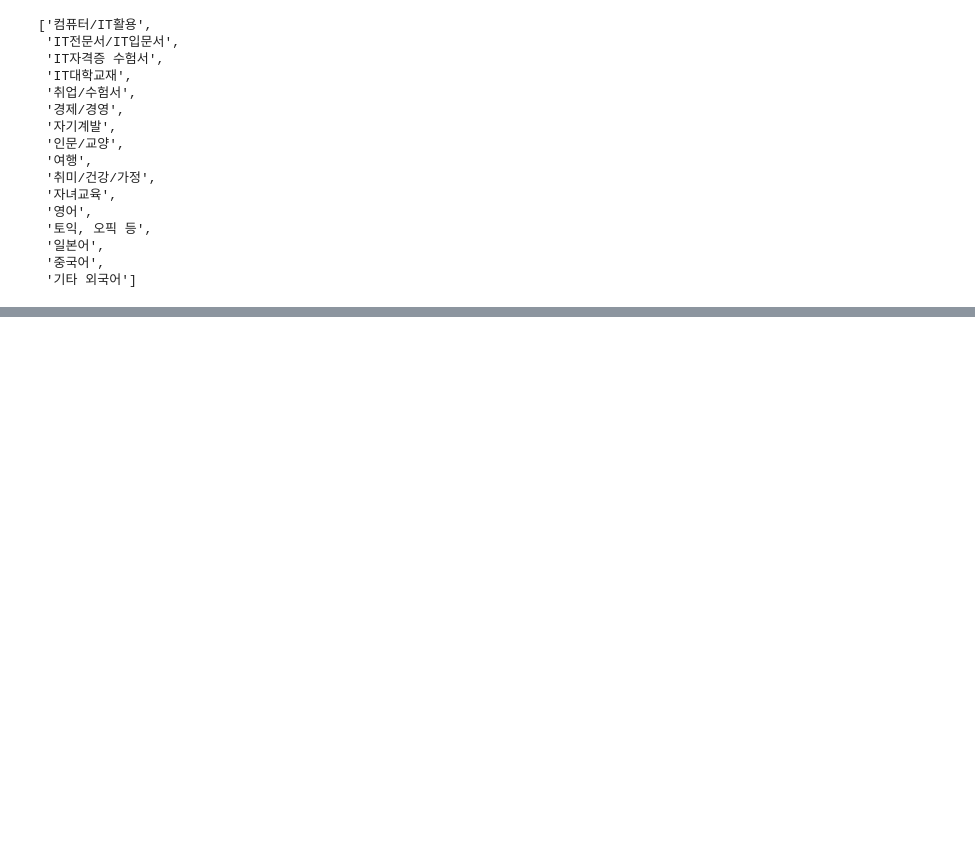
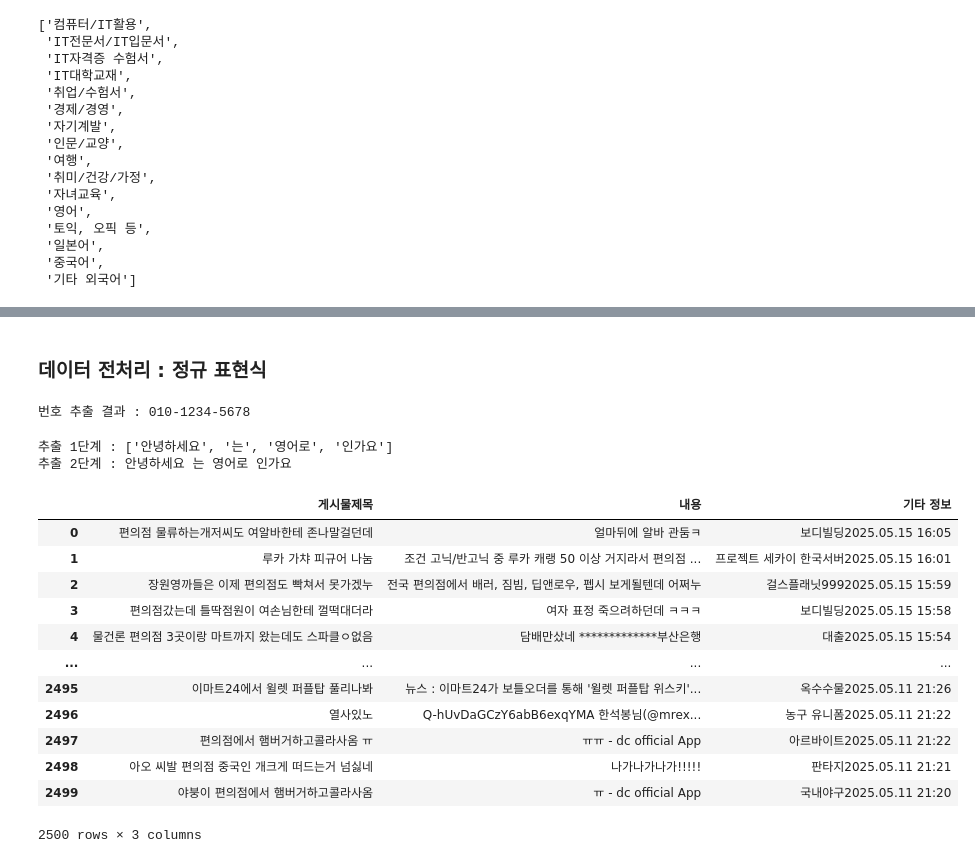
Before and after one commit to semin-pk/DataAnalysisPython, a Jupyter notebook: 2장/chapter02.ipynb, the cells around one changed output, grey strips where cells are left out. Cells and saved outputs as stored; diff of their text form; code cells hidden in the pictures; blank space fills up the shorter version.

```diff
--- a/2장/chapter02.ipynb
+++ b/2장/chapter02.ipynb
@@ -89,0 +196,20 @@ fin_category
+# %%
+def find_content(soup):
+    """게시판 본문과 게시판 및 작성일을 수집한다"""
+    content_soup = soup.select('p.link_dsc_txt')
+    contents = [content.text for content in content_soup]
+
+    contents_text = []
+    etc = []
+    for idx, content in enumerate(contents):
+        if idx % 2 == 0:
+            contents_text.append(content)
+
+        else:
+            etc.append(content)
+
+    return contents_text, etc
+
+contents_text, etc = find_content(soup)
+print(contents_text[-2:])
+print(etc[-2:])
@@ -89,0 +219,18 @@ fin_category
+# %%
+titles = []
+contents = []
+etcs = []
+
+for i in range(1, 101):
+    print("100 페이지 중 현재 {} 페이지".format(i))
+    response = requests.get(url.format(i))
+    html = response.text
+    soup = BeautifulSoup(html, 'html.parser')
+    title = find_titles(soup)
+    content, etc = find_content(soup)
+
+    titles.extend(title)
+    contents.extend(content)
+    etcs.extend(etc)
+
+    time.sleep(1)
@@ -89,0 +255,37 @@ fin_category
+# %% [markdown]
+### 데이터 전처리 : 정규 표현식
+# %%
+import re
+
+phone_number = "제 연락처는 010-1234-5678 이에요"
+pattern_number = r"\d{3}-\d{4}-\d{4}"
+number = re.search(pattern_number, phone_number)
+print("번호 추출 결과 :", number.group())
+# %% [output]
+번호 추출 결과 : 010-1234-5678
+# %%
+kor_eng_text = "'안녕하세요'는 영어로 Hello 인가요?"
+kor_pattern = '[가-힣]+'
+kor = re.compile(kor_pattern).findall(kor_eng_text)
+print("추출 1단계 :", kor)
+print("추출 2단계 :", " ".join(kor))
+# %% [output]
+추출 1단계 : ['안녕하세요', '는', '영어로', '인가요']
+추출 2단계 : 안녕하세요 는 영어로 인가요
+# %%
+df = pd.DataFrame({"게시물제목": titles, "내용": contents, "기타 정보": etcs})
+df
+# %% [output]
+|  | 게시물제목 | 내용 | 기타 정보 |
+| 0 | 편의점 물류하는개저씨도 여알바한테 존나말걸던데 | 얼마뒤에 알바 관둠ㅋ | 보디빌딩2025.05.15 16:05 |
+| 1 | 루카 가챠 피규어 나눔 | 조건 고닉/반고닉 중 루카 캐랭 50 이상 거지라서 편의점 ... | 프로젝트 세카이 한국서버2025.05.15 16:01 |
+| 2 | 장원영까들은 이제 편의점도 빡쳐서 못가겠누 | 전국 편의점에서 배러, 짐빔, 딥앤로우, 펩시 보게될텐데 어쩌누 | 걸스플래닛9992025.05.15 15:59 |
+| 3 | 편의점갔는데 틀딱점원이 여손님한테 껄떡대더라 | 여자 표정 죽으려하던데 ㅋㅋㅋ | 보디빌딩2025.05.15 15:58 |
+| 4 | 물건론 편의점 3곳이랑 마트까지 왔는데도 스파클ㅇ없음 | 담배만샀네 *************부산은행 | 대출2025.05.15 15:54 |
+| ... | ... | ... | ... |
+| 2495 | 이마트24에서 윌렛 퍼플탑 풀리나봐 | 뉴스 : 이마트24가 보틀오더를 통해 '윌렛 퍼플탑 위스키'... | 옥수수물2025.05.11 21:26 |
+| 2496 | 열사있노 | Q-hUvDaGCzY6abB6exqYMA 한석봉님(@mrex... | 농구 유니폼2025.05.11 21:22 |
+| 2497 | 편의점에서 햄버거하고콜라사옴 ㅠ | ㅠㅠ - dc official App | 아르바이트2025.05.11 21:22 |
+| 2498 | 아오 씨발 편의점 중국인 개크게 떠드는거 넘싫네 | 나가나가나가!!!!! | 판타지2025.05.11 21:21 |
+| 2499 | 야붕이 편의점에서 햄버거하고콜라사옴 | ㅠ - dc official App | 국내야구2025.05.11 21:20 |
+2500 rows × 3 columns
```
Also changed, not shown: parts of 19 cells of this notebook.
